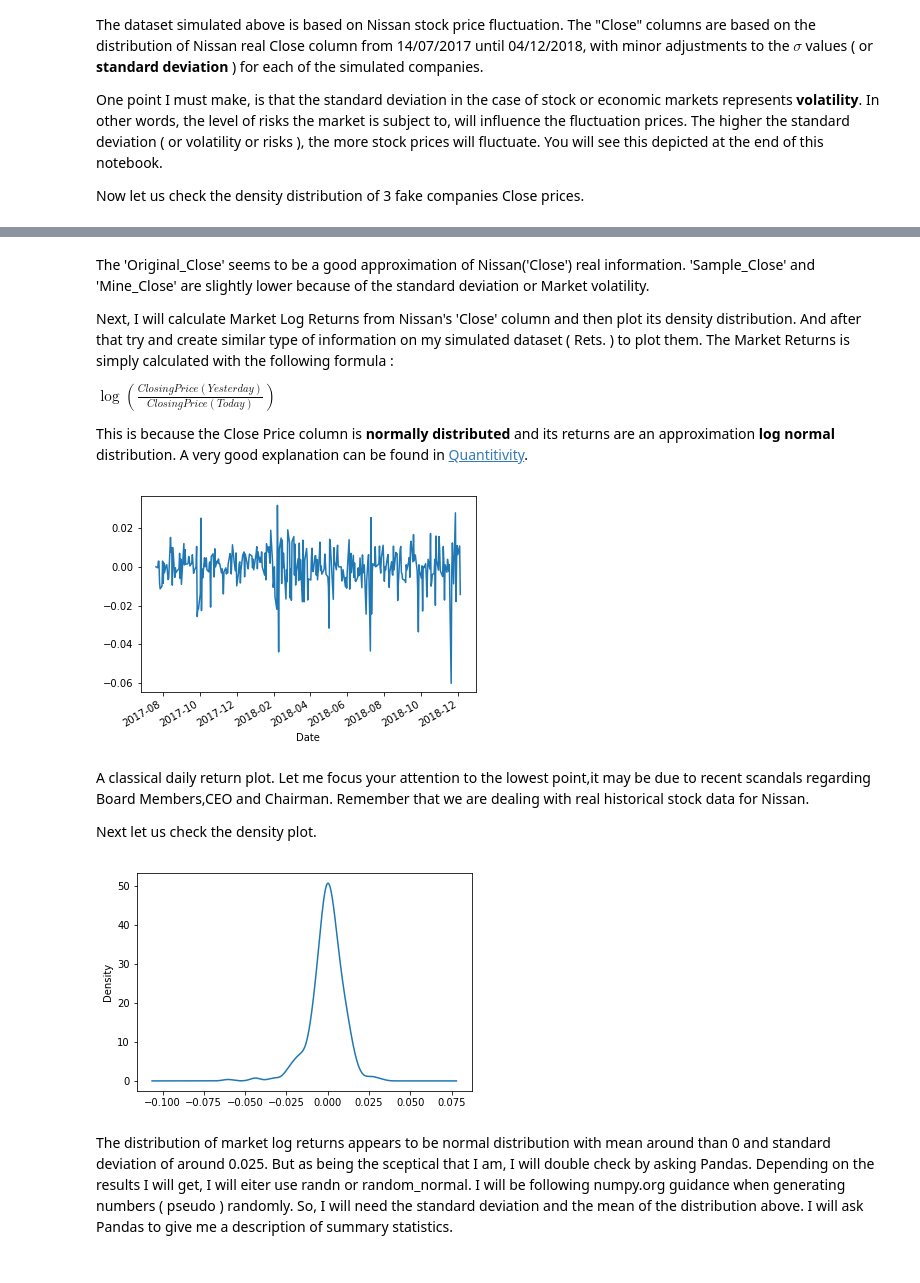
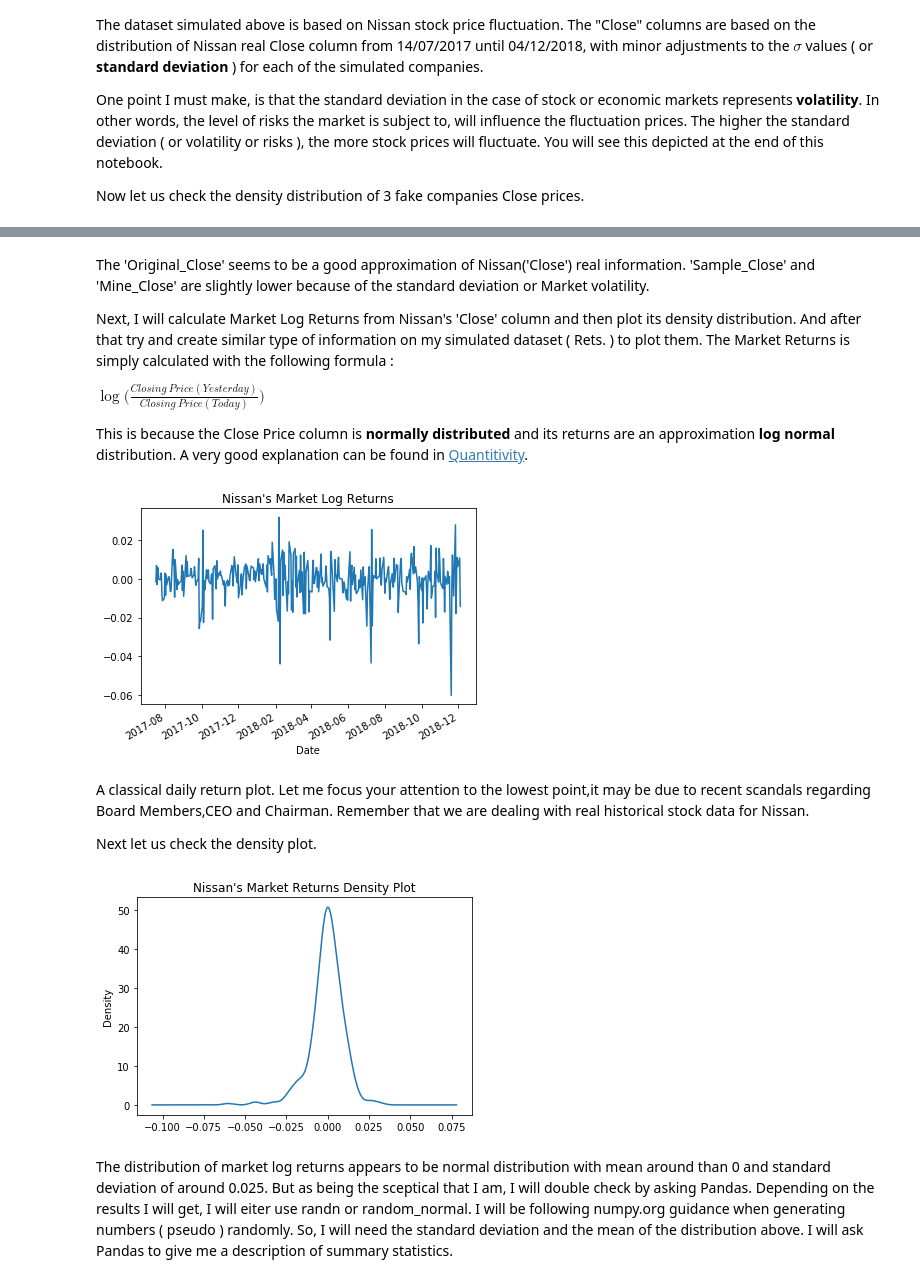
Before and after one commit to MarcoMen-Temp/Programming-Project, a Jupyter notebook: Programming.ipynb, the cells around one changed output, grey strips where cells are left out. Cells and saved outputs as stored; diff of their text form; code cells hidden in the pictures.

```diff
--- a/Programming.ipynb
+++ b/Programming.ipynb
@@ -169,24 +186,25 @@ The 'Original_Close' seems to be a good approximation of Nissan('Close') real in
 
 Next, I will calculate Market Log Returns from Nissan's 'Close' column and then plot its density distribution. And after that try and create similar type of information on my simulated dataset ( Rets. ) to plot them. The Market Returns is simply calculated with the following formula :
 
-$\log (\frac{Closing Price(Yesterday)}{Closing Price(Today)})$
+$\log \bigg(\frac{Closing\ Price(Yesterday)}{Closing\ Price(Today)} \bigg)$
 
 This is because the Close Price column is **normally distributed** and its returns are an approximation **log normal** distribution. A very good explanation can be found in [Quantitivity](https://quantivity.wordpress.com/2011/02/21/why-log-returns/).
 # %%
  # Another way to calculate log returns and we drop the NAs
 
 nis['Market'] = np.log(nis.Close).diff()
 
 nis = nis.dropna()
 
 
 # The Market log returns
 
 plt.figure()
 nis.Market.plot()
+plt.title('Nissan\'s Market Log Returns')
 plt.show()
 # %% [output]
-[figure, old version]
+[figure, new version]
 # %% [markdown]
 A classical daily return plot. Let me focus your attention to the lowest point,it may be due to recent scandals regarding Board Members,CEO and Chairman. Remember that we are dealing with real historical stock data for Nissan.
 
@@ -196,9 +214,10 @@ Next let us  check the density plot.
 
 plt.figure()
 nis.Market.plot.density()
+plt.title('Nissan\'s Market Returns Density Plot')
 plt.show()
 # %% [output]
-[figure, old version]
+[figure, new version]
 # %% [markdown]
 The distribution of market log returns appears to be normal distribution with mean around than 0 and standard deviation of around 0.025. But as being the sceptical that I am, I will double check by asking Pandas. Depending on the results I will get, I will eiter use randn or random_normal. I will be following numpy.org guidance when generating numbers ( pseudo ) randomly. So, I will need the standard deviation and the mean of the distribution above. I will ask Pandas to give me a description of summary statistics.
 # %%
```
Also changed, not shown: parts of 13 cells of this notebook.
